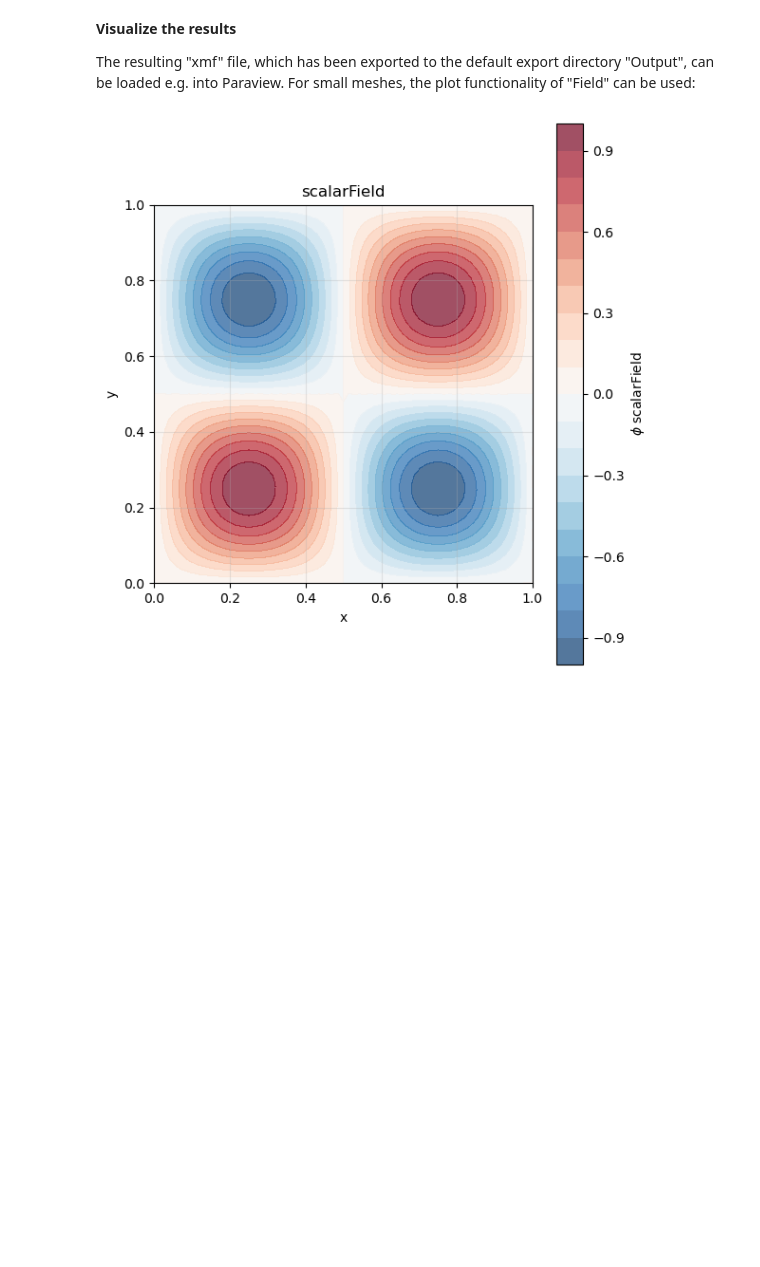
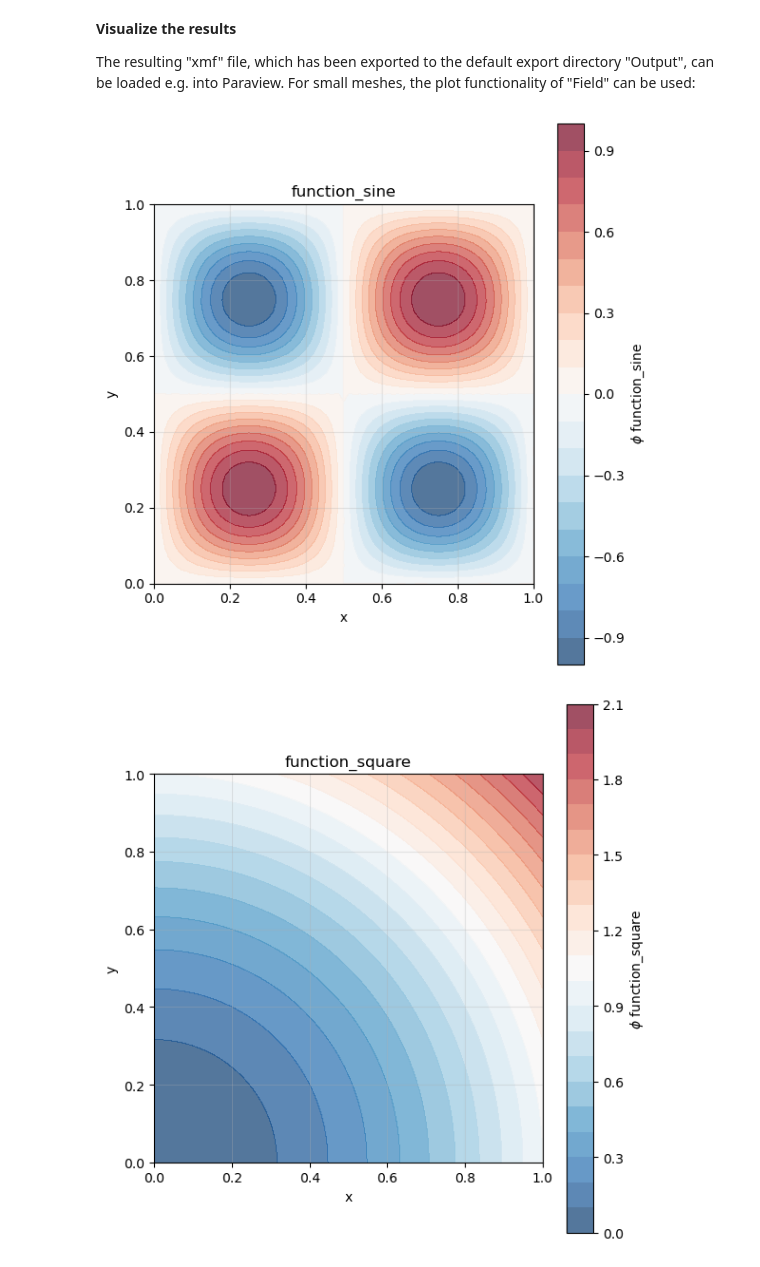
Before and after one commit to arash-mp/FELiCS_FSI, a Jupyter notebook: tutorials/HowTos/01_FirstSteps/01_ImportExport.ipynb, the cells around one changed output. Drawn from its saved outputs; the diff is of its cells as text; code cells hidden in the pictures; blank space fills up the shorter version.

Commit message:
finish import export howTO for real

```diff
--- a/tutorials/HowTos/01_FirstSteps/01_ImportExport.ipynb
+++ b/tutorials/HowTos/01_FirstSteps/01_ImportExport.ipynb
@@ -38,19 +38,19 @@ from FELiCS.IO.Reader    import Reader
 from FELiCS.IO.Writer    import Writer
 from FELiCS.Fields.Field import Field
 
-# the Reader object can be initialized with a source directory, default is the current directory
-reader = Reader(sourceDir="Input")
+# create Reader object
+reader = Reader()
 # for the Writer object, the default export directory is "Output"
 writer = Writer()
 
 # create Field object
 Field1 = Field(space, mesh=mesh, name="function_sine")
 # import data: the name of the field should be the same as the name of the data set to import
-Field1.importData(reader, importFilePath="Input/input.h5")
+Field1.importData(reader, importFilePath="Input/input")
 
+Field2 = Field(space, mesh=mesh, name="function_square")
+Field2.importData(reader, importFilePath="Input/input")
 
-Field2 = Field(space, mesh=mesh)
-#Field2.importH5("function_values_sine")
 
 Field3 = Field1 + Field2
 
@@ -60,6 +60,9 @@ Field3.exportToH5(writer, "field_sum")
 
 The resulting "xmf" file, which has been exported to the default export directory "Output", can be loaded e.g. into Paraview. For small meshes, the plot functionality of "Field" can be used:
 # %%
+Field1.plot()
+Field2.plot()
 Field3.plot()
 # %% [output]
-[figure, old version]
+[figure, new version]
+[figure, added]
```
Also changed, not shown: parts of 1 cell of this notebook, 8 other files.
